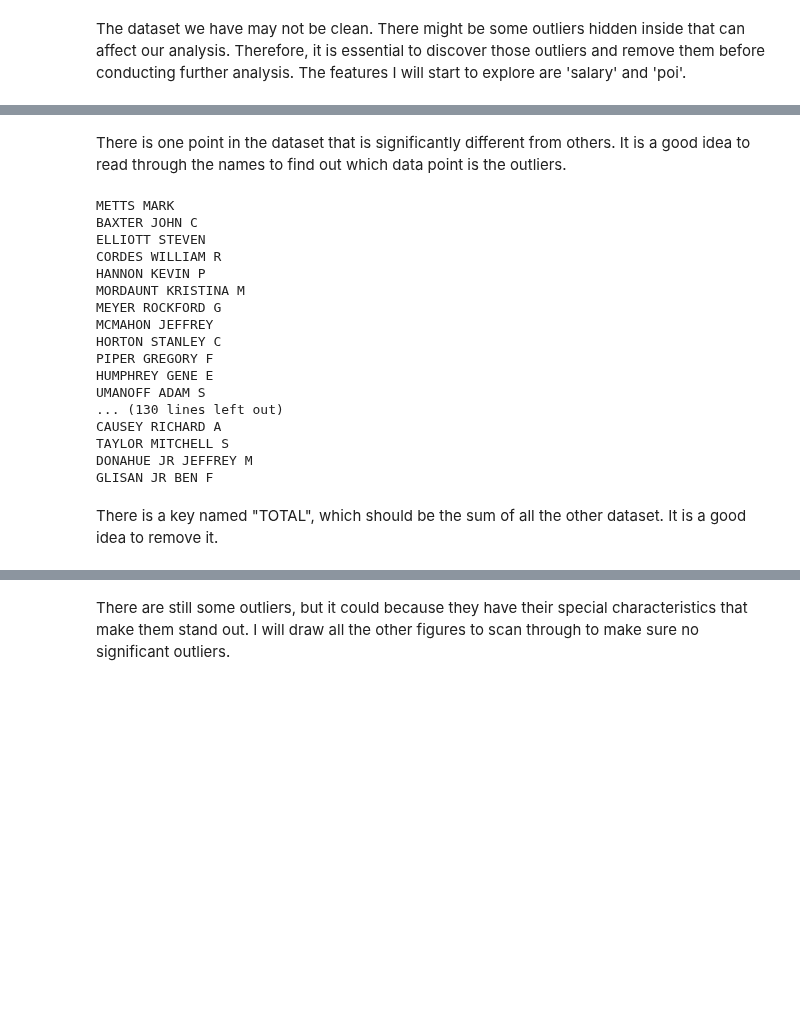
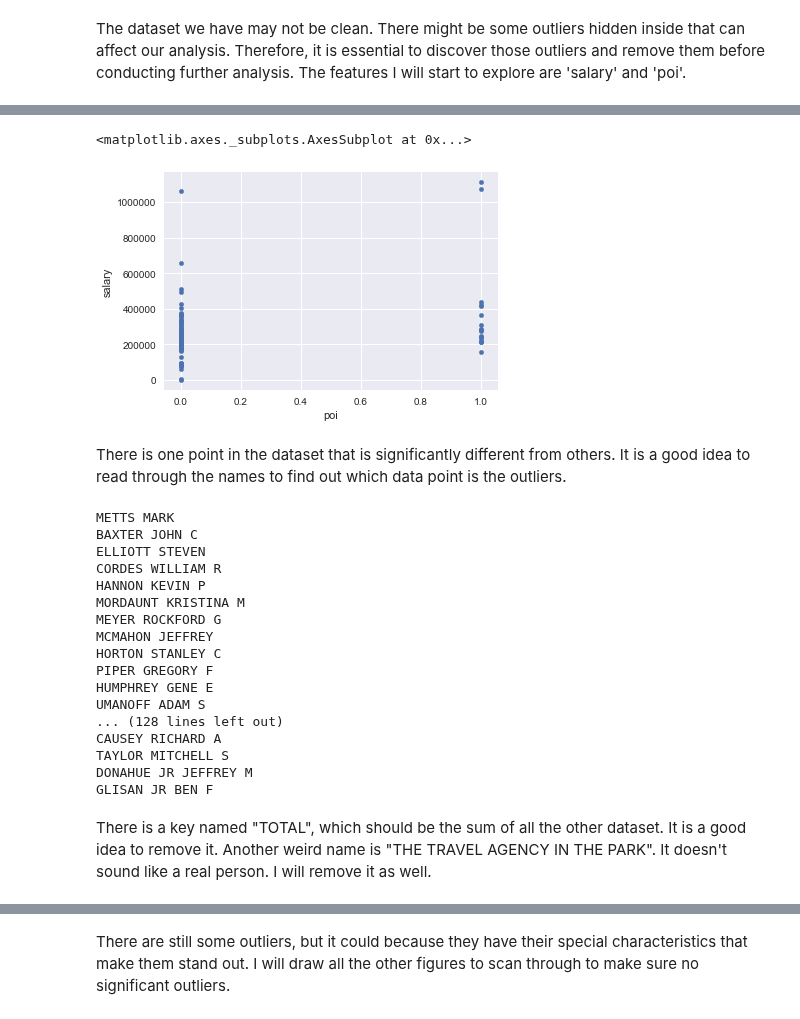
Before and after one commit to mukerong/Data-Analytics-Nanodegree, a Jupyter notebook: Machine-Learning/Final-Project.ipynb, the cells around one changed output, grey strips where cells are left out. Saved outputs shown, nothing was run; the diff lists cells and outputs as text; code cells hidden in the pictures; blank space fills up the shorter version.

```diff
--- a/Machine-Learning/Final-Project.ipynb
+++ b/Machine-Learning/Final-Project.ipynb
@@ -47,23 +49,24 @@ The question to answer and the goal of this project is to find out what features
 # %% [markdown]
 ## Setup
 # %%
+import sys
+sys.path.append("../tools/")
+import pickle
 import numpy as np
 import pandas as pd
-from pandas.plotting import scatter_matrix
 import seaborn as sns
-import matplotlib
 import matplotlib.pyplot as plt
-import pickle
+from collections import defaultdict
+from feature_format import featureFormat, targetFeatureSplit
+from sklearn.preprocessing import MinMaxScaler, StandardScaler
+from sklearn.feature_selection import SelectKBest, SelectPercentile
+from sklearn.model_selection import train_test_split, KFold, GridSearchCV
 from sklearn.naive_bayes import GaussianNB
 from sklearn.svm import SVC
 from sklearn import tree
 from sklearn.neighbors import KNeighborsClassifier
 from sklearn.ensemble import RandomForestClassifier
 from sklearn.ensemble import AdaBoostClassifier
-from sklearn.metrics import accuracy_score
-from sklearn.metrics import precision_score
-from sklearn.metrics import recall_score
-from sklearn.metrics import f1_score
+from sklearn.metrics import accuracy_score, precision_score, recall_score, f1_score
 
 %matplotlib inline
-matplotlib.style.use('ggplot')
@@ -145,7 +151,21 @@ The dataset we have may not be clean. There might be some outliers hidden inside
+# %%
+enron_dataframe = pd.DataFrame(data_dict.values())
+employees = pd.Series(data_dict.keys())
+enron_dataframe.set_index(employees, inplace=True)
+enron_dataframe = enron_dataframe.apply(lambda x:
+                                        pd.to_numeric(x, errors='coerce'))
+
+poi = pd.Series([0, 1], index=[False, True])
+enron_dataframe['poi'] = enron_dataframe.poi.map(poi)
+
+enron_dataframe.plot.scatter(x='poi', y='salary')
+# %% [output]
+<matplotlib.axes._subplots.AxesSubplot at 0x...>
+[figure, added]
 # %% [markdown]
 There is one point in the dataset that is significantly different from others. It is a good idea to read through the names to find out which data point is the outliers.
 # %%
-for key in enron_dataset.keys():
+for key in data_dict.keys():
     print key
 # %% [output]
 METTS MARK
@@ -160,10 +180,10 @@ HORTON STANLEY C
 PIPER GREGORY F
 HUMPHREY GENE E
 UMANOFF ADAM S
-... (130 lines left out)
+... (128 lines left out)
 CAUSEY RICHARD A
 TAYLOR MITCHELL S
 DONAHUE JR JEFFREY M
 GLISAN JR BEN F
 # %% [markdown]
-There is a key named "TOTAL", which should be the sum of all the other dataset. It is a good idea to remove it.
+There is a key named "TOTAL", which should be the sum of all the other dataset. It is a good idea to remove it. Another weird name is "THE TRAVEL AGENCY IN THE PARK". It doesn't sound like a real person. I will remove it as well.
```
Also changed, not shown: parts of 37 cells of this notebook.
